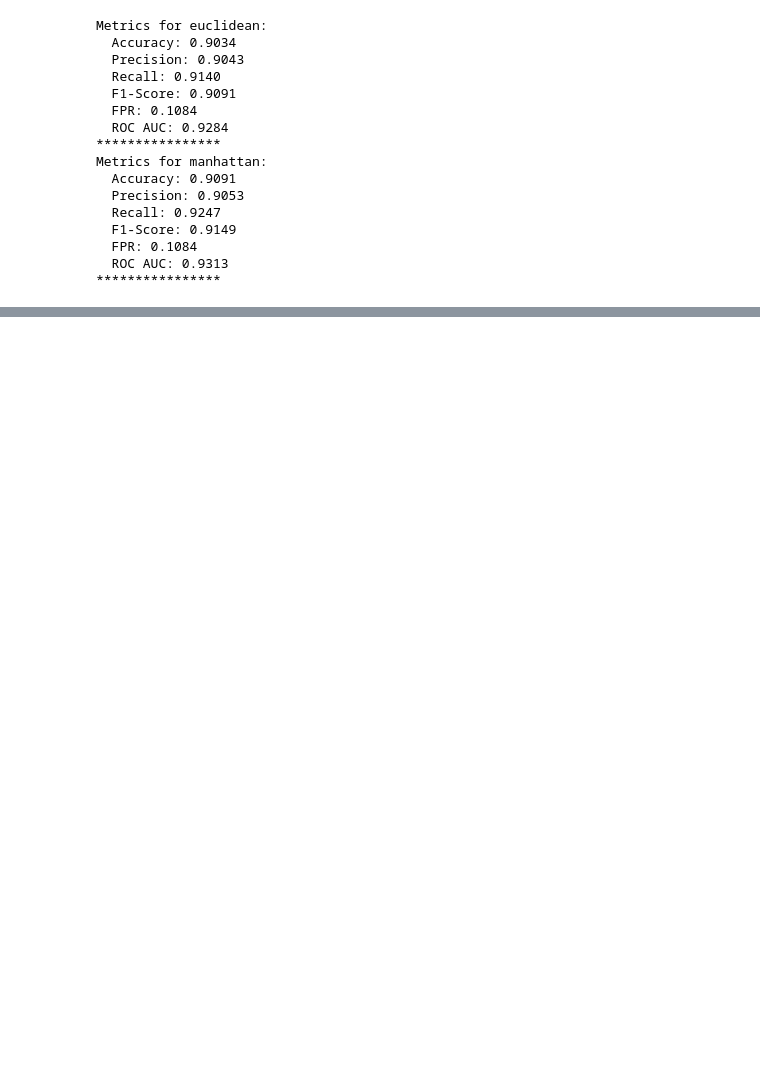
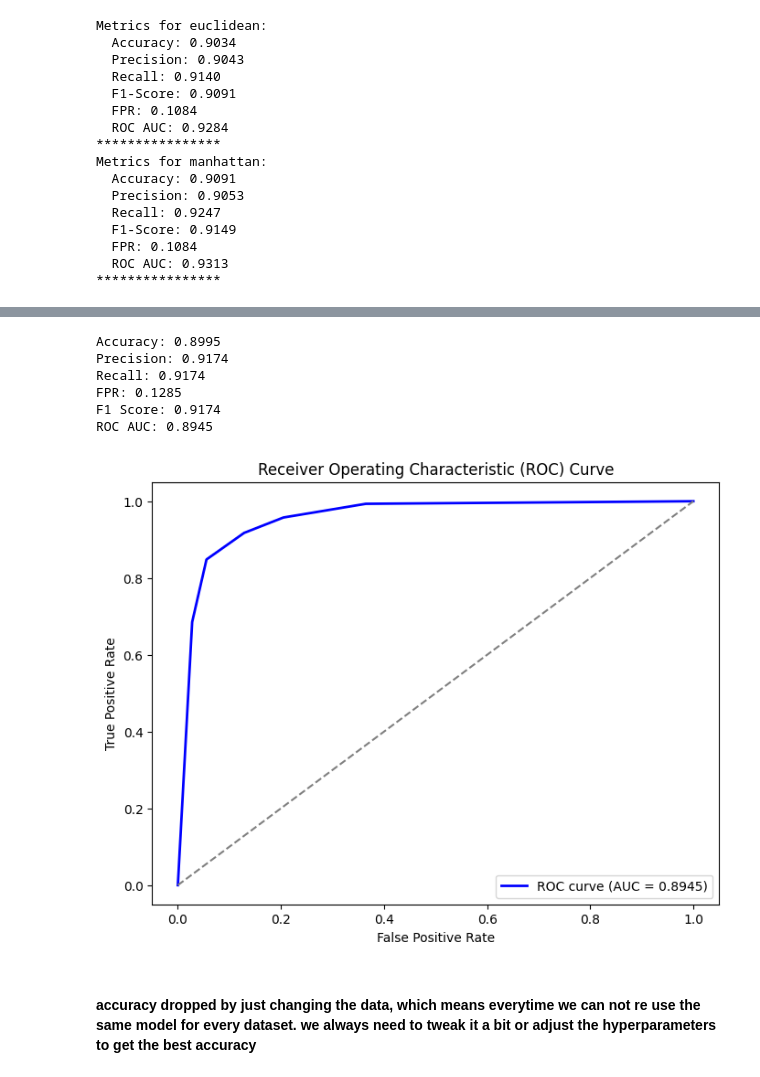
Before and after one commit to FatimaMansoor-dev/Machine-Learning-Labs, a Jupyter notebook: lab3.ipynb, the cells around one changed output, grey strips where cells are left out. Drawn from its saved outputs; the diff is of its cells as text; code cells hidden in the pictures; blank space fills up the shorter version.

```diff
--- a/lab3.ipynb
+++ b/lab3.ipynb
@@ -461,0 +521,8 @@ df_normalized.to_csv('df_normalized.csv', index=False)
+# %%
+## normalizing
+from sklearn.preprocessing import MinMaxScaler
+scaler = MinMaxScaler()
+
+df_normalized = pd.DataFrame(scaler.fit_transform(df_spam), columns=df_spam.columns)
+
+df_normalized.head()
@@ -461,0 +539,12 @@ df_normalized.to_csv('df_normalized.csv', index=False)
+# %%
+X = df_normalized.drop('ham', axis=1)
+y = df_normalized['ham']
+# %%
+## train test split
+X_train, X_test, y_train, y_test = train_test_split(X, y, test_size=0.2, random_state=42)
+# %%
+## using the same knn algo of n=5 heart data
+knn.fit(X_train, y_train)
+# Make predictions
+y_pred = knn.predict(X_test)
+y_pred
@@ -461,0 +569,52 @@ df_normalized.to_csv('df_normalized.csv', index=False)
+# %%
+from sklearn.metrics import accuracy_score, precision_score, recall_score, confusion_matrix, roc_curve, roc_auc_score, f1_score
+
+# Accuracy
+accuracy = accuracy_score(y_test, y_pred)
+
+# Precision
+precision = precision_score(y_test, y_pred)
+
+# Recall
+recall = recall_score(y_test, y_pred)
+
+# Confusion Matrix (to get FPR)
+cm = confusion_matrix(y_test, y_pred)
+tn, fp, fn, tp = cm.ravel()
+
+# False Positive Rate (FPR)
+fpr = fp / (fp + tn)
+
+# F1 Score (optional but informative)
+f1 = f1_score(y_test, y_pred)
+
+# ROC Curve and AUC
+fpr_roc, tpr_roc, thresholds_roc = roc_curve(y_test, knn.predict_proba(X_test)[:, 1])
+roc_auc = roc_auc_score(y_test, y_pred)
+
+print(f"Accuracy: {accuracy:.4f}")
+print(f"Precision: {precision:.4f}")
+print(f"Recall: {recall:.4f}")
+print(f"FPR: {fpr:.4f}")
+print(f"F1 Score: {f1:.4f}")
+print(f"ROC AUC: {roc_auc:.4f}")
+
+# Plot the ROC Curve
+plt.figure(figsize=(8, 6))
+plt.plot(fpr_roc, tpr_roc, color='blue', lw=2, label=f'ROC curve (AUC = {roc_auc:.4f})')
+plt.plot([0, 1], [0, 1], color='gray', linestyle='--')
+plt.xlabel('False Positive Rate')
+plt.ylabel('True Positive Rate')
+plt.title('Receiver Operating Characteristic (ROC) Curve')
+plt.legend(loc='lower right')
+plt.show()
+# %% [output]
+Accuracy: 0.8995
+Precision: 0.9174
+Recall: 0.9174
+FPR: 0.1285
+F1 Score: 0.9174
+ROC AUC: 0.8945
+[figure, added]
+# %% [markdown]
+#### accuracy dropped by just changing the data, which means everytime we can not re use the same model for every dataset. we always need to tweak it a bit or adjust the hyperparameters to get the best accuracy
```
Also changed, not shown: parts of 8 cells of this notebook, 3 other files.
